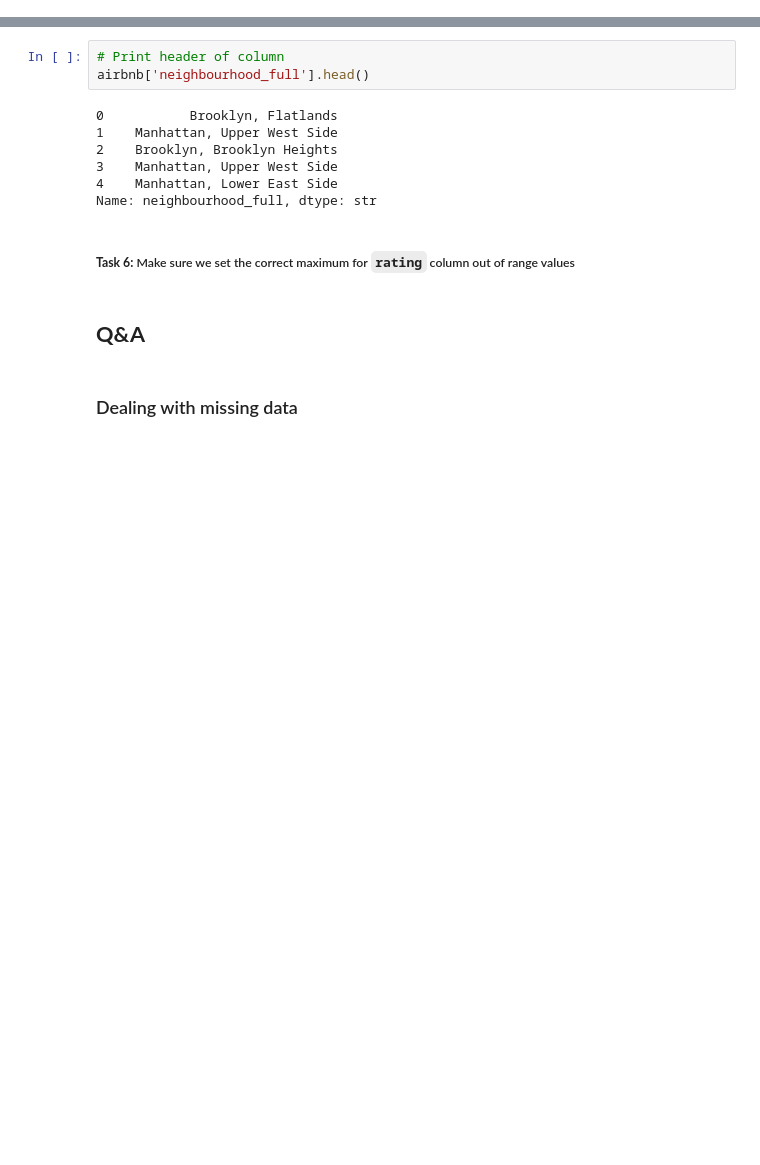
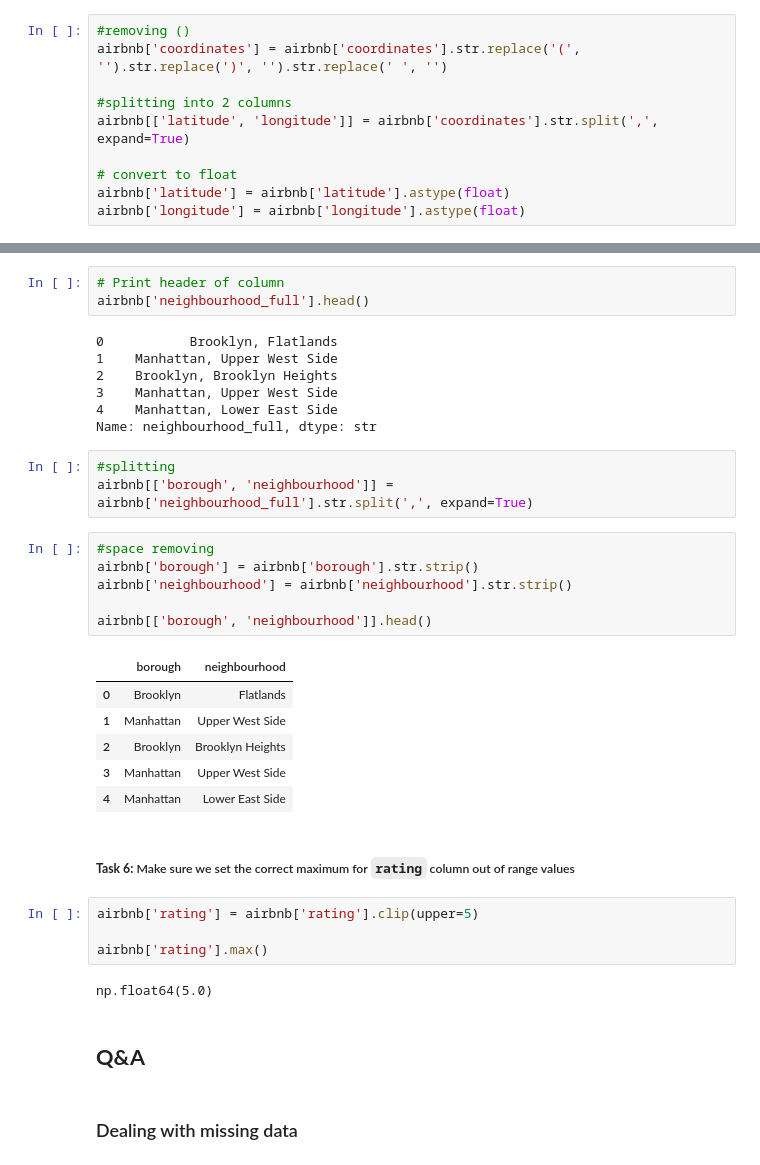
Before and after one commit to grelewiczkatarzyna13/airbnb-analysis, a Jupyter notebook: Cleaning_Data_in_Python_live_session.ipynb, the cells around one changed output, grey strips where cells are left out. Saved outputs shown, nothing was run; the diff lists cells and outputs as text; blank space fills up the shorter version.

```diff
--- a/Cleaning_Data_in_Python_live_session.ipynb
+++ b/Cleaning_Data_in_Python_live_session.ipynb
@@ -304,6 +239,16 @@ To perform this task, we will use the following methods:
 - `.str.replace("","")` replaces one string in each row of a column with another
 - `.str.split("")` takes in a string and lets you split a column into two based on that string
 - `.astype()` lets you convert a column from one type to another
+# %%
+#removing ()
+airbnb['coordinates'] = airbnb['coordinates'].str.replace('(', '').str.replace(')', '').str.replace(' ', '')
+
+#splitting into 2 columns
+airbnb[['latitude', 'longitude']] = airbnb['coordinates'].str.split(',', expand=True)
+
+# convert to float
+airbnb['latitude'] = airbnb['latitude'].astype(float)
+airbnb['longitude'] = airbnb['longitude'].astype(float)
 # %% [markdown]
 ##### **Task 2:** Remove `$` from `price` and convert it to `float`
 # %% [markdown]
@@ -412,8 +368,30 @@ airbnb['neighbourhood_full'].head()
 3    Manhattan, Upper West Side
 4    Manhattan, Lower East Side
 Name: neighbourhood_full, dtype: str
+# %%
+#splitting
+airbnb[['borough', 'neighbourhood']] = airbnb['neighbourhood_full'].str.split(',', expand=True)
+# %%
+#space removing
+airbnb['borough'] = airbnb['borough'].str.strip()
+airbnb['neighbourhood'] = airbnb['neighbourhood'].str.strip()
+
+airbnb[['borough', 'neighbourhood']].head()
+# %% [output]
+|  | borough | neighbourhood |
+| 0 | Brooklyn | Flatlands |
+| 1 | Manhattan | Upper West Side |
+| 2 | Brooklyn | Brooklyn Heights |
+| 3 | Manhattan | Upper West Side |
+| 4 | Manhattan | Lower East Side |
 # %% [markdown]
 ##### **Task 6:** Make sure we set the correct maximum for `rating` column out of range values
+# %%
+airbnb['rating'] = airbnb['rating'].clip(upper=5)
+
+airbnb['rating'].max()
+# %% [output]
+np.float64(5.0)
 # %% [markdown]
 ## **Q&A**
 # %% [markdown]
```
Also changed, not shown: parts of 13 cells of this notebook.
